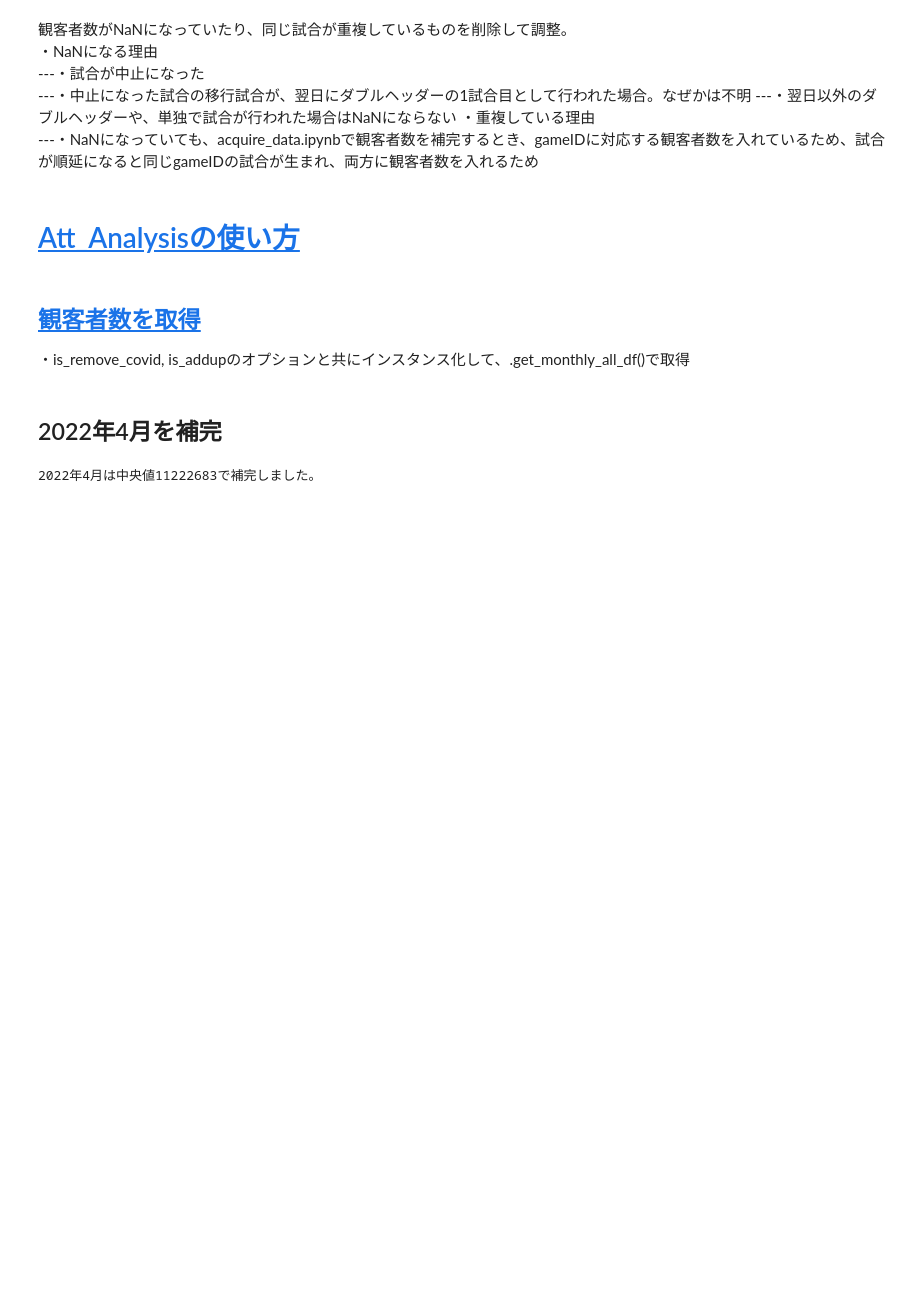
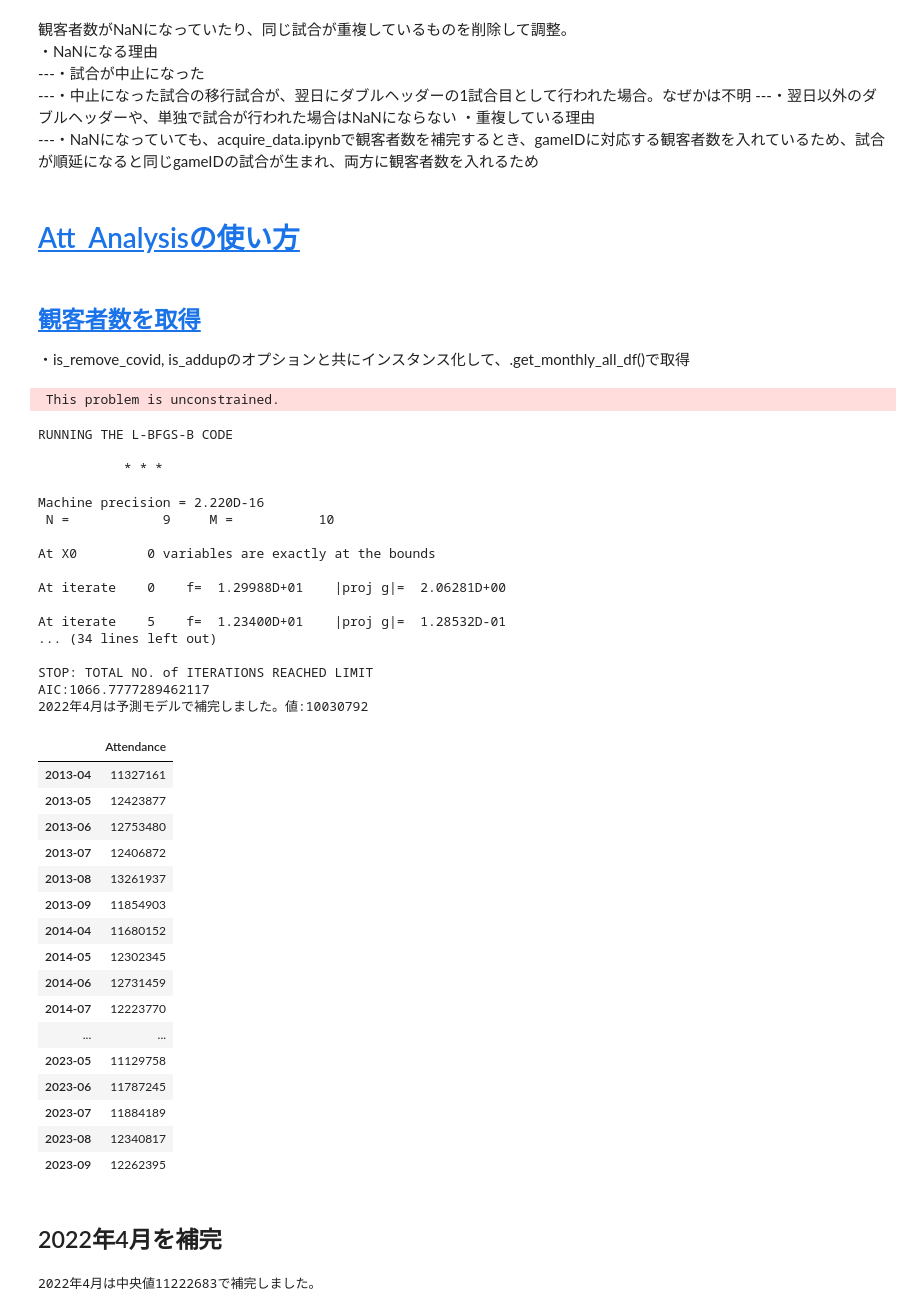
Before and after one commit to mohki7/graduation_thesis, a Jupyter notebook: Analysis.ipynb, the cells around one changed output. Drawn from its saved outputs; the diff is of its cells as text; code cells hidden in the pictures; blank space fills up the shorter version.

```diff
--- a/Analysis.ipynb
+++ b/Analysis.ipynb
@@ -32,10 +32,46 @@ from statsmodels.formula.api import ols
 ## <a id='toc2_1_'></a>[観客者数を取得](#toc0_)
 ・is_remove_covid, is_addupのオプションと共にインスタンス化して、.get_monthly_all_df()で取得
 # %%
-att_analysis = Att_Analysis(is_remove_covid=True, is_addup=True, how_completion_outlier = 'with_median')
+att_analysis = Att_Analysis(is_remove_covid=True, is_addup=True, how_completion_outlier ='with_predict')
 att_analysis.get_monthly_all_df()
 df = att_analysis.df_monthly_att_all_addup_covid_removed
 df
+# %% [output]
+ This problem is unconstrained.
+RUNNING THE L-BFGS-B CODE
+
+           * * *
+
+Machine precision = 2.220D-16
+ N =            9     M =           10
+
+At X0         0 variables are exactly at the bounds
+
+At iterate    0    f=  1.29988D+01    |proj g|=  2.06281D+00
+
+At iterate    5    f=  1.23400D+01    |proj g|=  1.28532D-01
+... (34 lines left out)
+
+STOP: TOTAL NO. of ITERATIONS REACHED LIMIT
+AIC:1066.7777289462117
+2022年4月は予測モデルで補完しました。値:10030792
+|  | Attendance |
+| 2013-04 | 11327161 |
+| 2013-05 | 12423877 |
+| 2013-06 | 12753480 |
+| 2013-07 | 12406872 |
+| 2013-08 | 13261937 |
+| 2013-09 | 11854903 |
+| 2014-04 | 11680152 |
+| 2014-05 | 12302345 |
+| 2014-06 | 12731459 |
+| 2014-07 | 12223770 |
+| ... | ... |
+| 2023-05 | 11129758 |
+| 2023-06 | 11787245 |
+| 2023-07 | 11884189 |
+| 2023-08 | 12340817 |
+| 2023-09 | 12262395 |
 # %% [markdown]
 ## 2022年4月を補完
 # %%
```
Also changed, not shown: parts of 3 cells of this notebook.
